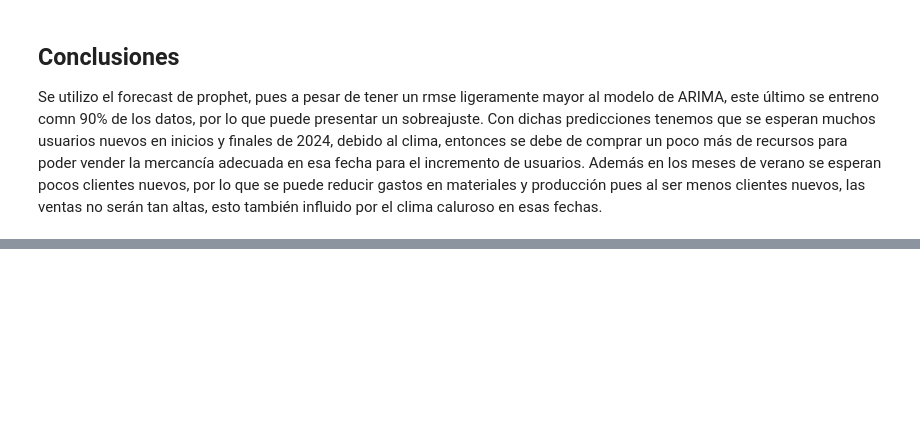
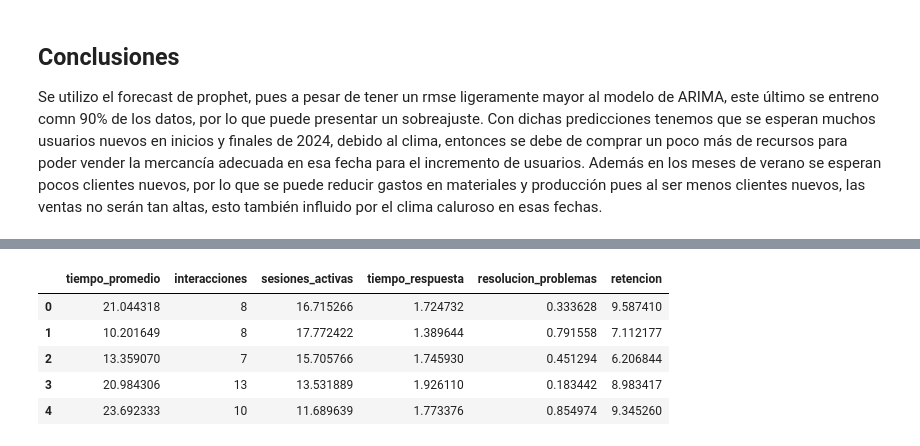
Before and after one commit to LuisMB09/lab_analisis_datos, a Jupyter notebook: examen-2do-parcial.ipynb, the cells around one changed output, grey strips where cells are left out. Drawn from its saved outputs; the diff is of its cells as text; code cells hidden in the pictures; blank space fills up the shorter version.

```diff
--- a/examen-2do-parcial.ipynb
+++ b/examen-2do-parcial.ipynb
@@ -433,0 +454,10 @@ Se utilizo el forecast de prophet, pues a pesar de tener un rmse ligeramente may
+# %%
+df_SEM = pd.read_csv('data/retention_data.csv')
+df_SEM.head()
+# %% [output]
+|  | tiempo_promedio | interacciones | sesiones_activas | tiempo_respuesta | resolucion_problemas | retencion |
+| 0 | 21.044318 | 8 | 16.715266 | 1.724732 | 0.333628 | 9.587410 |
+| 1 | 10.201649 | 8 | 17.772422 | 1.389644 | 0.791558 | 7.112177 |
+| 2 | 13.359070 | 7 | 15.705766 | 1.745930 | 0.451294 | 6.206844 |
+| 3 | 20.984306 | 13 | 13.531889 | 1.926110 | 0.183442 | 8.983417 |
+| 4 | 23.692333 | 10 | 11.689639 | 1.773376 | 0.854974 | 9.345260 |
```
Also changed, not shown: parts of 14 cells of this notebook, 2 other files.
